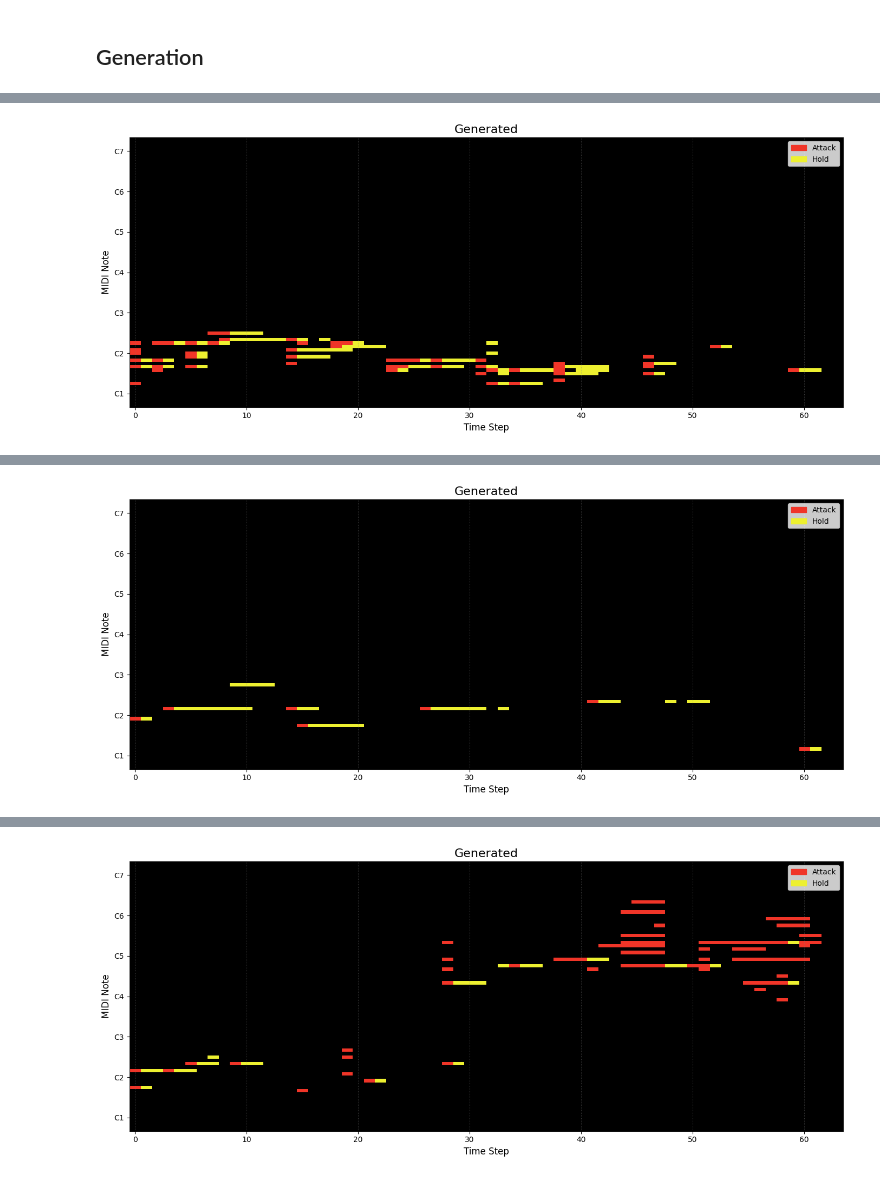
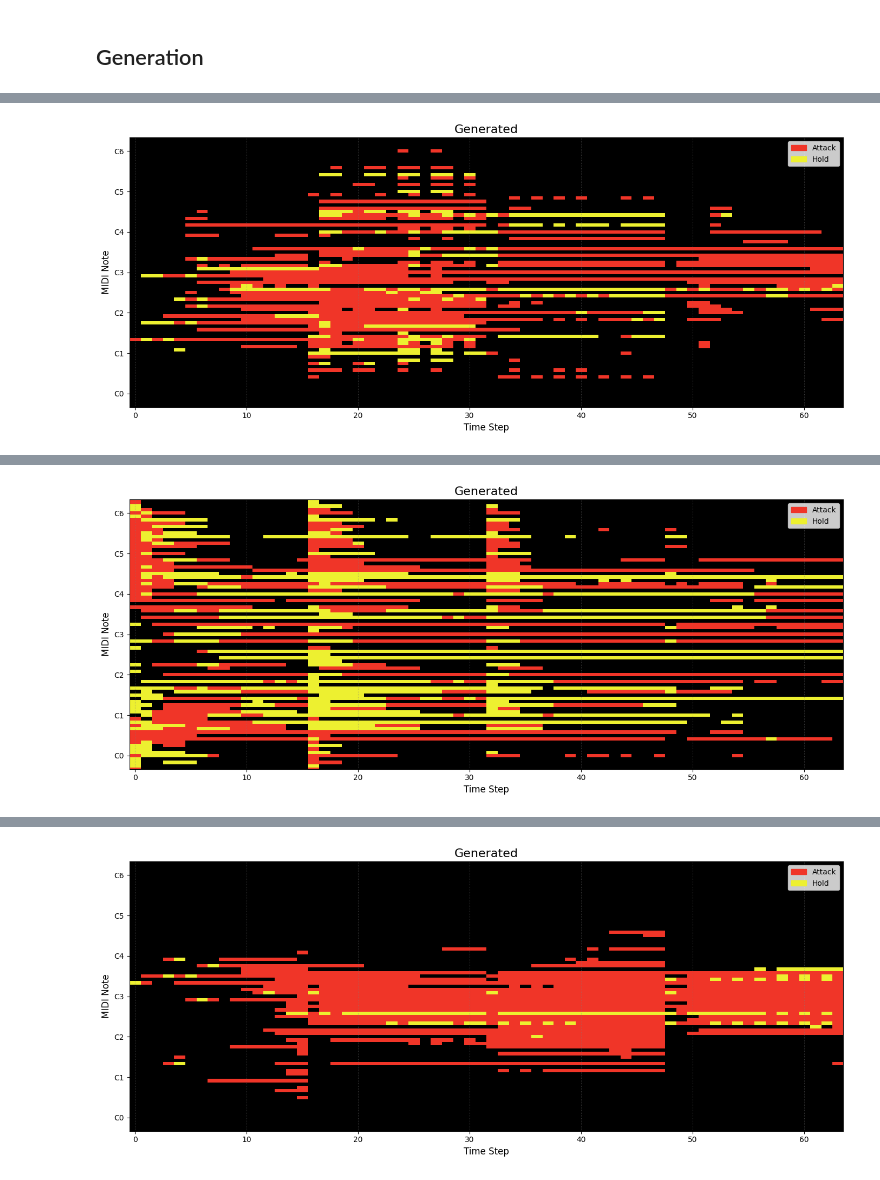
Before and after one commit to ziemmi13/Lofi-MIDI-VAE-generator, a Jupyter notebook: model/Generate.ipynb, the cells around one changed output, grey strips where cells are left out. Saved outputs shown, nothing was run; the diff lists cells and outputs as text; code cells hidden in the pictures.

Commit message:
Trained huge model, added explore latent

```diff
--- a/model/Generate.ipynb
+++ b/model/Generate.ipynb
@@ -14,10 +14,10 @@ print(torch.version.cuda)
 model = LofiModel()
 device = torch.device("cuda" if torch.cuda.is_available() else "cpu")
 
-for epoch in range(5):
-    print(f"Epoch: {epoch}")
-    model.load_weights(fr"C:\Users\Hyperbook\Desktop\STUDIA\SEM III\PZ#2\model\checkpoints\finetuned_lofi_model\lofi_model_epoch_15.pth")
-    generated = model.generate(output_path=f"generated/lofi_model/generated_finetuned_lofi_model_epoch_165.mid")
+for i in range(5):
+    print(f"Epoch: {i}")
+    model.load_weights(fr"C:\Users\Hyperbook\Desktop\STUDIA\SEM III\PZ#2\model\checkpoints\lofi_model_epoch_50.pth")
+    generated = model.generate(output_path=f"generated/lofi_model/generated_{i}.mid")
     MidiDataset.visualize(generated, title="Generated", show_plot=True)
 # %% [output]
 Epoch: 0
@@ -31,3 +31,3 @@ Converting tensor to MIDI file at generated/lofi_model/generated_finetuned_lofi_
 MIDI file saved successfully.
-[figure, old version]
+[figure, new version]
 Epoch: 2
@@ -36,3 +36,3 @@ Converting tensor to MIDI file at generated/lofi_model/generated_finetuned_lofi_
 MIDI file saved successfully.
-[figure, old version]
+[figure, new version]
 Epoch: 3
@@ -41,3 +41,3 @@ Converting tensor to MIDI file at generated/lofi_model/generated_finetuned_lofi_
 MIDI file saved successfully.
-[figure, old version]
+[figure, new version]
 Epoch: 4
```
Also changed, not shown: parts of 2 cells of this notebook, 11 other files.
